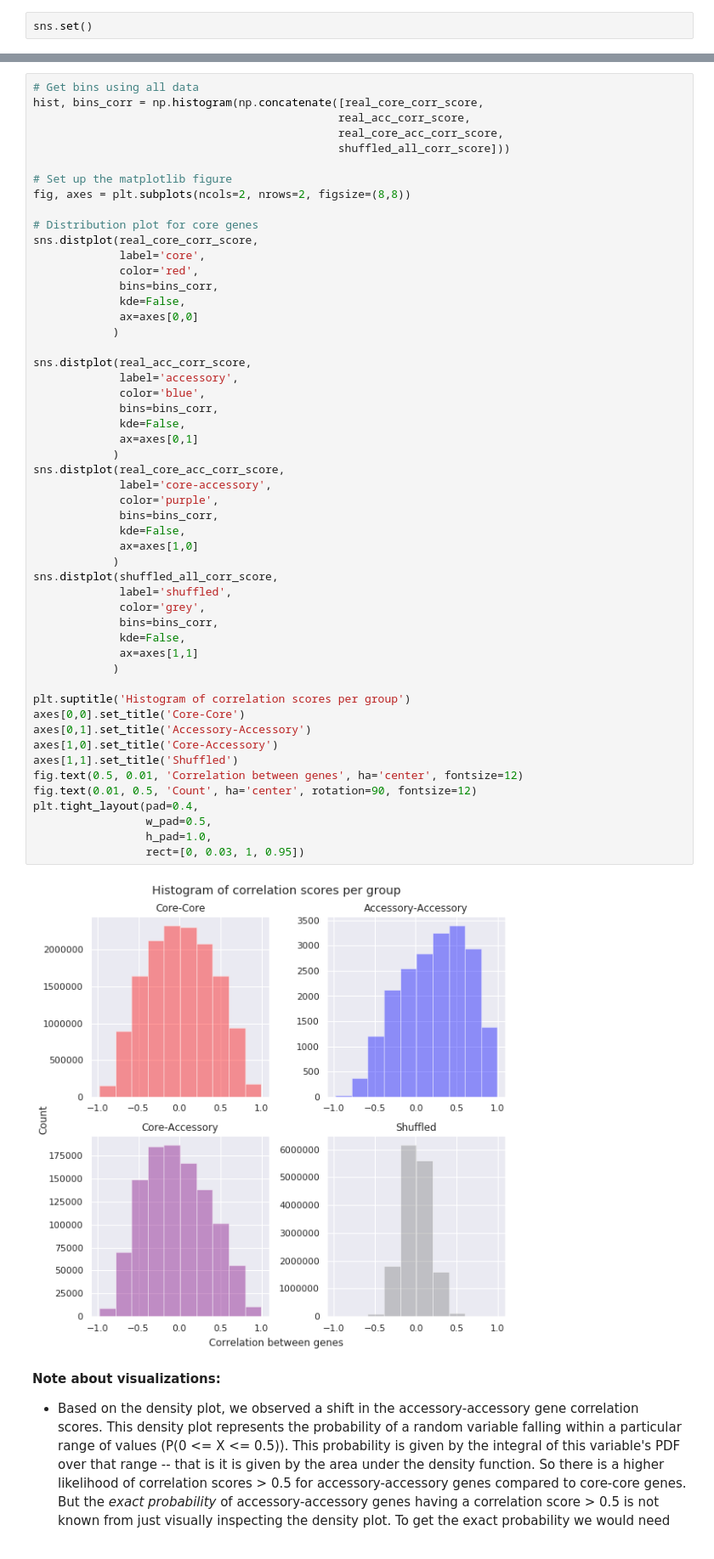
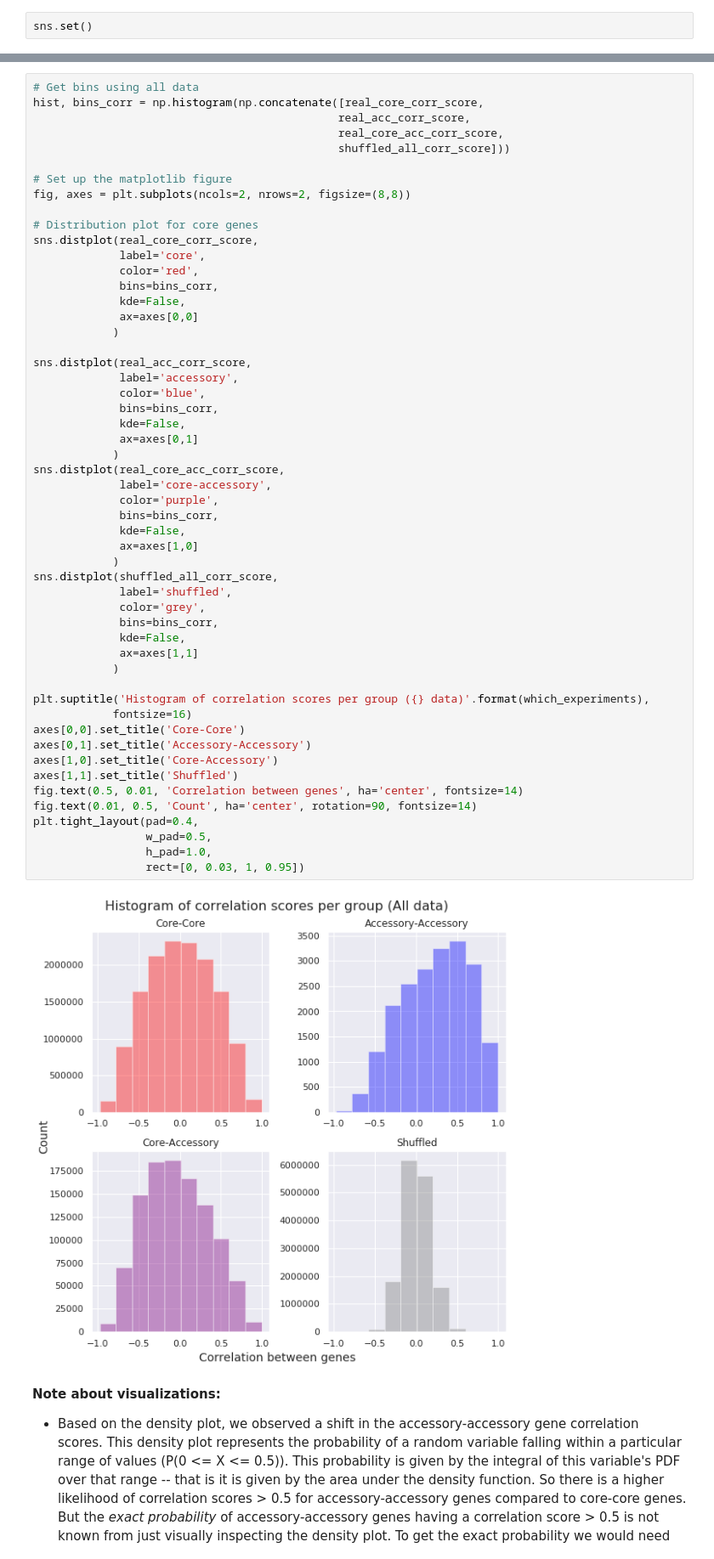
Before and after one commit to greenelab/core-accessory-interactome, a Jupyter notebook: pilot_experiment/2_explore_corr_of_genes.ipynb, the cells around one changed output, grey strips where cells are left out. Shown at 85% size. Drawn from its saved outputs; the diff is of its cells as text.

```diff
--- a/pilot_experiment/2_explore_corr_of_genes.ipynb
+++ b/pilot_experiment/2_explore_corr_of_genes.ipynb
@@ -369,37 +372,38 @@ sns.distplot(real_acc_corr_score,
              label='accessory',
              color='blue',
              bins=bins_corr,
              kde=False,
              ax=axes[0,1]
             )
 sns.distplot(real_core_acc_corr_score,
              label='core-accessory',
              color='purple',
              bins=bins_corr,
              kde=False,
              ax=axes[1,0]
             )
 sns.distplot(shuffled_all_corr_score,
              label='shuffled',
              color='grey',
              bins=bins_corr,
              kde=False,
              ax=axes[1,1]
             )
 
-plt.suptitle('Histogram of correlation scores per group')
+plt.suptitle('Histogram of correlation scores per group ({} data)'.format(which_experiments),
+            fontsize=16)
 axes[0,0].set_title('Core-Core')
 axes[0,1].set_title('Accessory-Accessory')
 axes[1,0].set_title('Core-Accessory')
 axes[1,1].set_title('Shuffled')
-fig.text(0.5, 0.01, 'Correlation between genes', ha='center', fontsize=12)
-fig.text(0.01, 0.5, 'Count', ha='center', rotation=90, fontsize=12)
+fig.text(0.5, 0.01, 'Correlation between genes', ha='center', fontsize=14)
+fig.text(0.01, 0.5, 'Count', ha='center', rotation=90, fontsize=14)
 plt.tight_layout(pad=0.4,
                  w_pad=0.5,
                  h_pad=1.0,
                  rect=[0, 0.03, 1, 0.95])
 # %% [output]
-[figure, old version]
+[figure, new version]
 # %% [markdown]
 **Note about visualizations:**
 * Based on the density plot, we observed a shift in the accessory-accessory gene correlation scores. This density plot represents the probability of a random variable falling within a particular range of values (P(0 <= X <= 0.5)). This probability is given by the integral of this variable's PDF over that range -- that is it is given by the area under the density function. So there is a higher likelihood of correlation scores > 0.5 for accessory-accessory genes compared to core-core genes. But the *exact probability* of accessory-accessory genes having a correlation score > 0.5 is not known from just visually inspecting the density plot. To get the exact probability we would need to calculate the integral from 0.5 onward.
```
Also changed, not shown: parts of 5 cells of this notebook, 1 other file.
